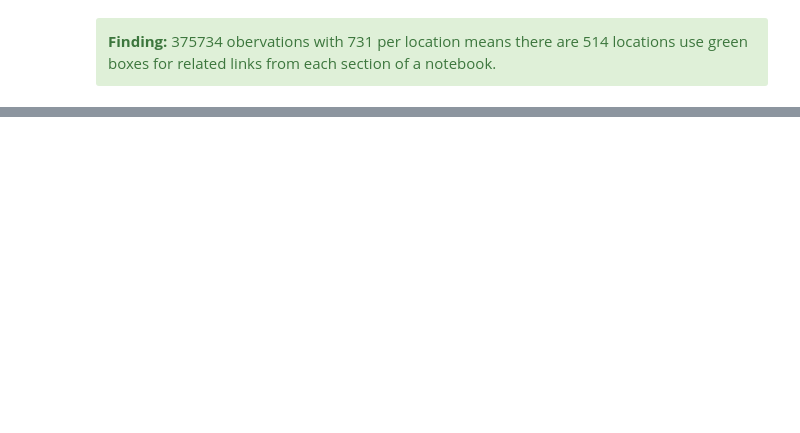
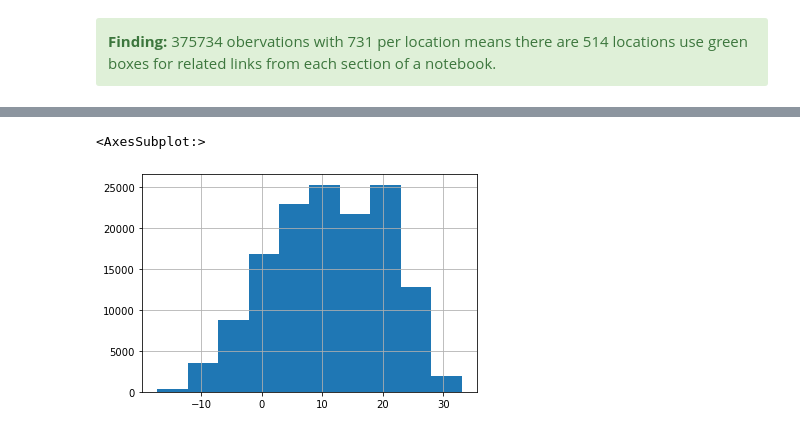
Before and after one commit to Mirzakhani-Capstone/mirzakhani_shared, a Jupyter notebook: naomi/workbook_day1.ipynb, the cells around one changed output, grey strips where cells are left out. Cells and saved outputs as stored; diff of their text form; code cells hidden in the pictures; blank space fills up the shorter version.

```diff
--- a/naomi/workbook_day1.ipynb
+++ b/naomi/workbook_day1.ipynb
@@ -98,0 +155,5 @@ df.lon.value_counts()
+# %%
+df[df.region=='BSk'].mean_temp.hist()
+# %% [output]
+<AxesSubplot:>
+[figure, added]
```
Also changed, not shown: parts of 22 cells of this notebook, 1 other file.
